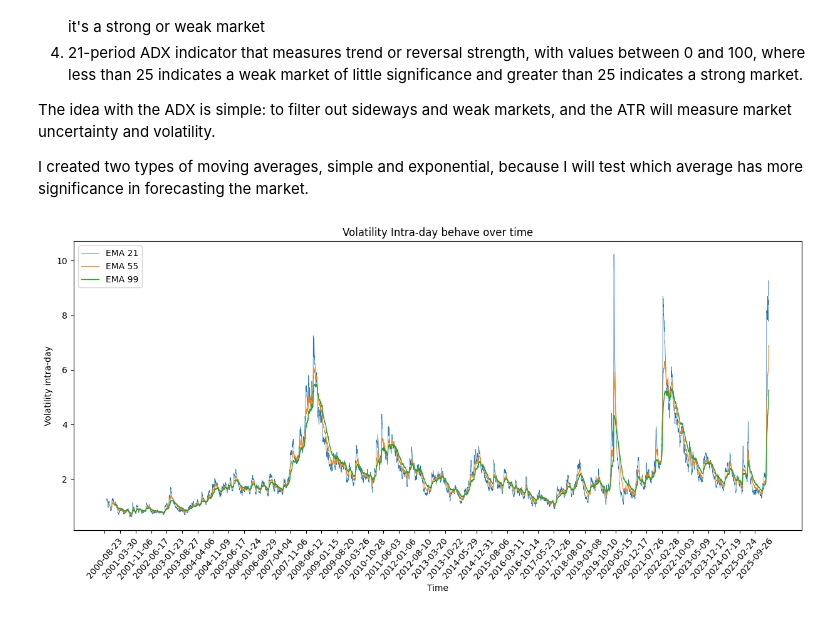
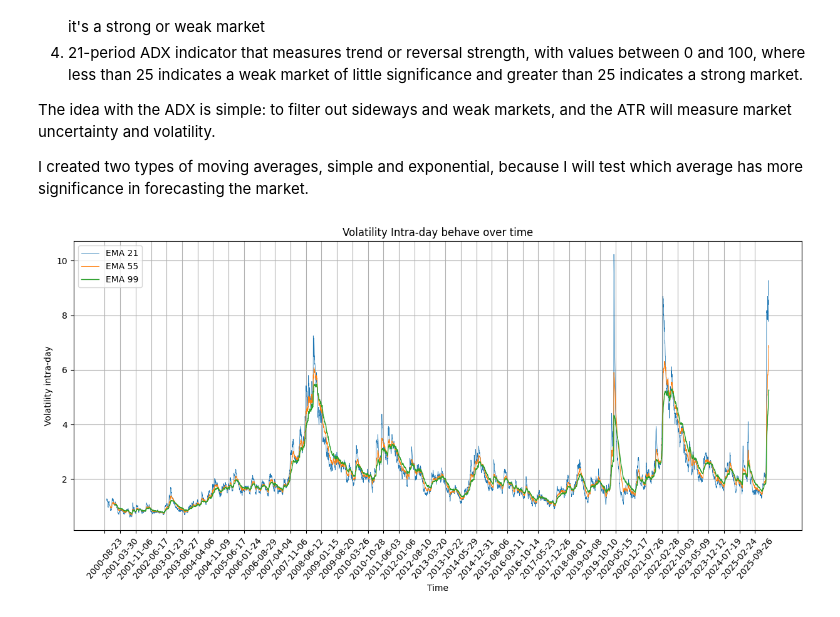
Before and after one commit to christiantommasi/public_tommasi_portfolio, a Jupyter notebook: 2_oil_crude_data_price/1_oil_crude.ipynb, the cells around one changed output. Saved outputs shown, nothing was run; the diff lists cells and outputs as text; code cells hidden in the pictures.

```diff
--- a/2_oil_crude_data_price/1_oil_crude.ipynb
+++ b/2_oil_crude_data_price/1_oil_crude.ipynb
@@ -149,7 +149,7 @@ df['sma99'] = df.Intraday_Volatility.rolling(window=99).mean()
 # %%
 import ta
 # %%
-df['adx21'] = ta.trend.adx(df.High, df.Low, df.Close, window=21, fillna=False)
+df['adx14'] = ta.trend.adx(df.High, df.Low, df.Close, window=14, fillna=False)
 # %%
 df
 # %% [output]
@@ -168,7 +168,7 @@ df
 | 2026-04-10 | 98.23 | 100.42 | 95.51 | 96.57 | 281940 | -1.33 | 4.91 | 8.577619 | 6.119636 | ... |
 6435 rows × 11 columns
 # %%
-df['atr21'] = ta.volatility.average_true_range(df.High, df.Low, df.Close, window=21, fillna=False)
+df['atr14'] = ta.volatility.average_true_range(df.High, df.Low, df.Close, window=14, fillna=False)
 # %%
 df
 # %% [output]
@@ -225,15 +225,15 @@ rcParams['figure.figsize'] = 15,6
 # %%
 plt.plot(df.index, df.ema21, label='EMA 21', linewidth=0.5)
 plt.plot(df.index, df.ema55, label='EMA 55', linewidth=0.75)
 plt.plot(df.index, df.ema99, label='EMA 99', linewidth=1)
 plt.xlabel('Time')
 ax = plt.gca()
 ax.set_xticks(df.index[::150]) # Show over 150 periods
 plt.xticks(rotation=50)
 plt.ylabel('Volatility intra-day')
 plt.title('Volatility Intra-day behave over time')
 plt.legend()
-plt.grid(False)
+plt.grid(True)
 plt.show()
 # %% [output]
-[figure, old version]
+[figure, new version]
```
Also changed, not shown: parts of 23 cells of this notebook.
